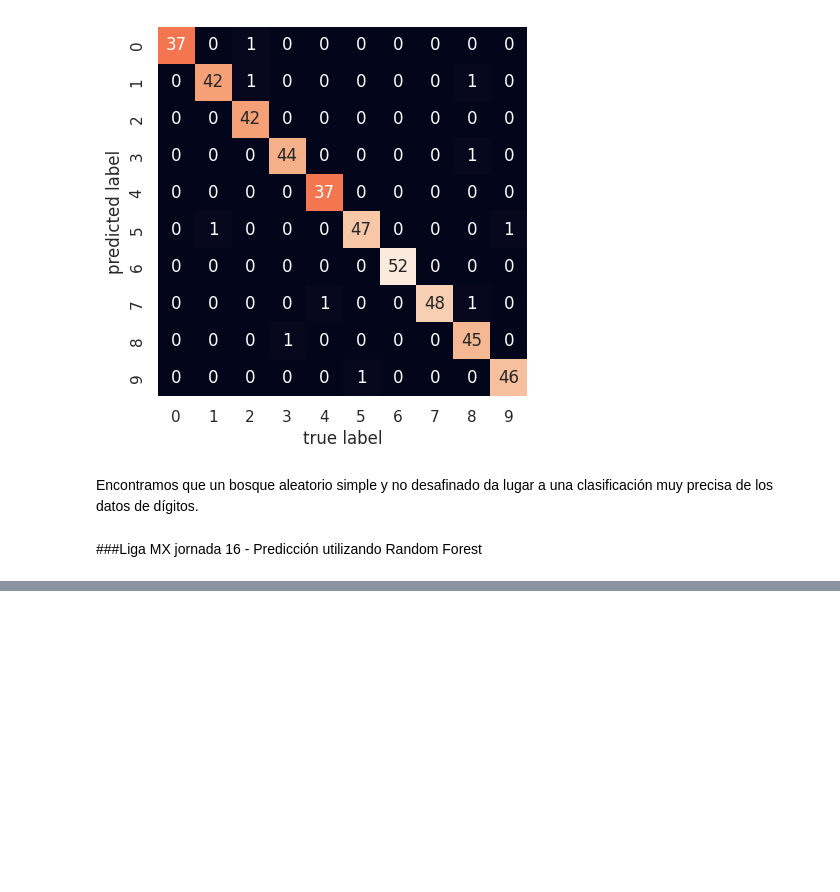
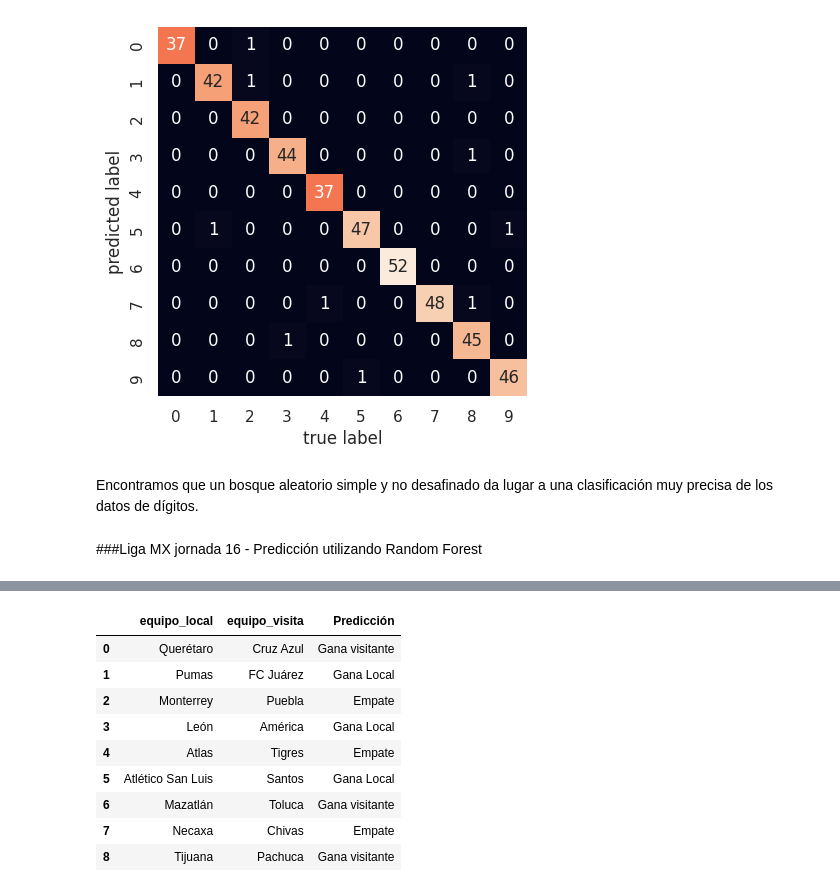
Before and after one commit to m-ony/mineria-de-datos, a Jupyter notebook: Minería_de_Datos.ipynb, the cells around one changed output, grey strips where cells are left out. Cells and saved outputs as stored; diff of their text form; code cells hidden in the pictures; blank space fills up the shorter version.

Commit message:
MX jornada 16 - Predicción utilizando Random Forest

```diff
--- a/Minería_de_Datos.ipynb
+++ b/Minería_de_Datos.ipynb
@@ -4173,0 +4219,21 @@ plt.show()
+# %%
+predicciones_jornada16 = tabla[['equipo_local', 'equipo_visita']].copy()
+for i in range(len(tabla)):
+  if tabla['pred'][i]== 0:
+    predicciones_jornada16.loc[i, 'Predicción'] = "Gana visitante"
+  if tabla['pred'][i]== 1:
+    predicciones_jornada16.loc[i, 'Predicción'] = "Empate"
+  if tabla['pred'][i]== 2:
+    predicciones_jornada16.loc[i, 'Predicción'] = "Gana Local"
+predicciones_jornada16
+# %% [output]
+|  | equipo_local | equipo_visita | Predicción |
+| 0 | Querétaro | Cruz Azul | Gana visitante |
+| 1 | Pumas | FC Juárez | Gana Local |
+| 2 | Monterrey | Puebla | Empate |
+| 3 | León | América | Gana Local |
+| 4 | Atlas | Tigres | Empate |
+| 5 | Atlético San Luis | Santos | Gana Local |
+| 6 | Mazatlán | Toluca | Gana visitante |
+| 7 | Necaxa | Chivas | Empate |
+| 8 | Tijuana | Pachuca | Gana visitante |
```
Also changed, not shown: parts of 4 cells of this notebook.
